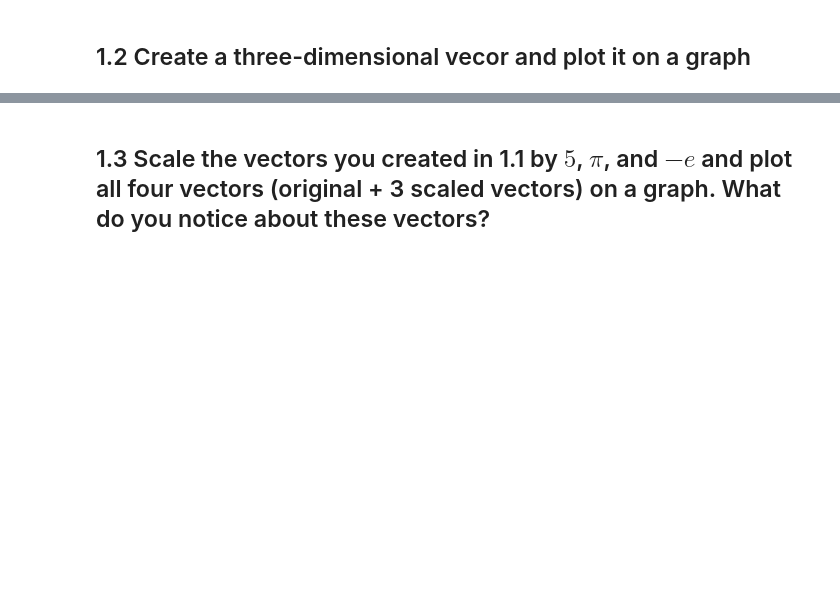
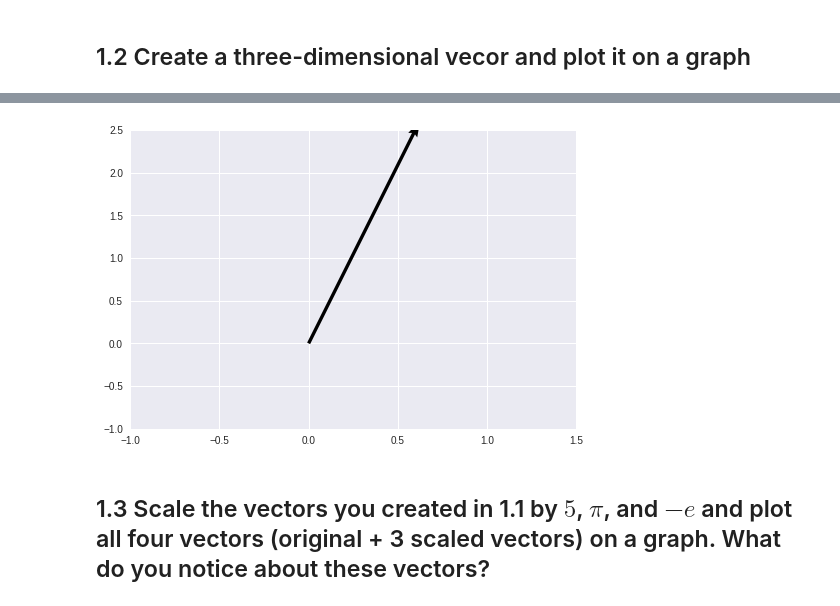
Before and after one commit to bloominstituteoftechnology/DS-Unit-1-Sprint-4-Linear-Algebra, a Jupyter notebook: module1-linear-algebra-review/Linear_Algebra_Assignment.ipynb, the cells around one changed output, grey strips where cells are left out. Cells and saved outputs as stored; diff of their text form; code cells hidden in the pictures; blank space fills up the shorter version.

```diff
--- a/module1-linear-algebra-review/Linear_Algebra_Assignment.ipynb
+++ b/module1-linear-algebra-review/Linear_Algebra_Assignment.ipynb
@@ -9,2 +73,13 @@ For the questions below it is not sufficient to simply provide answer to the que
+# %%
+a = [1, 2]
+fig = plt.figure()
+ax = fig.add_subplot(111)
+ax.quiver(1,2, scale=4)
+ax.set_xlim([-1, 1.5])
+ax.set_ylim([-1, 2.5])
+# ax.set_zlim([-1, 3.5])
+plt.show()
+# %% [output]
+[figure, added]
 # %% [markdown]
 ## 1.3 Scale the vectors you created in 1.1 by $5$, $\pi$, and $-e$ and plot all four vectors (original + 3 scaled vectors) on a graph. What do you notice about these vectors?
```
Also changed, not shown: parts of 7 cells of this notebook.
